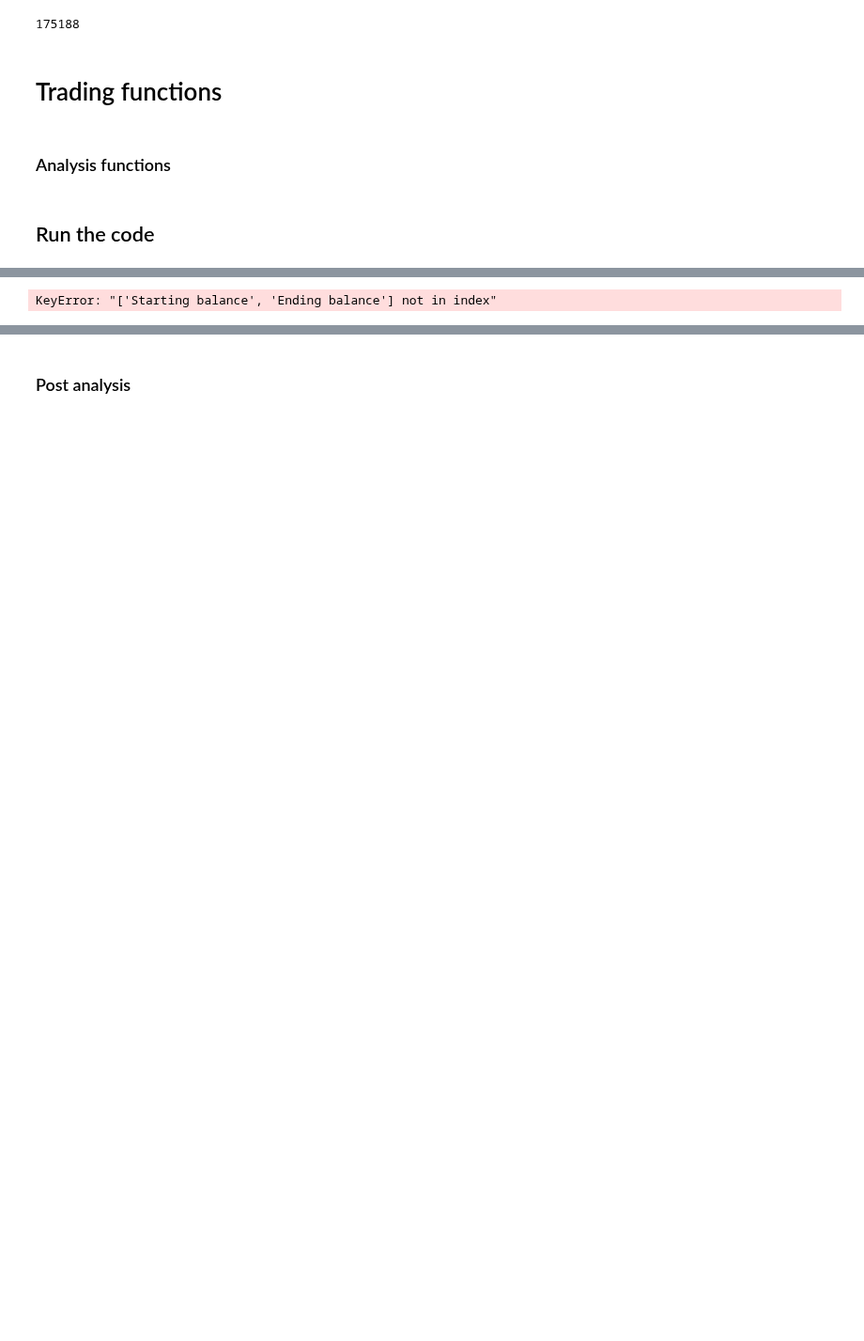
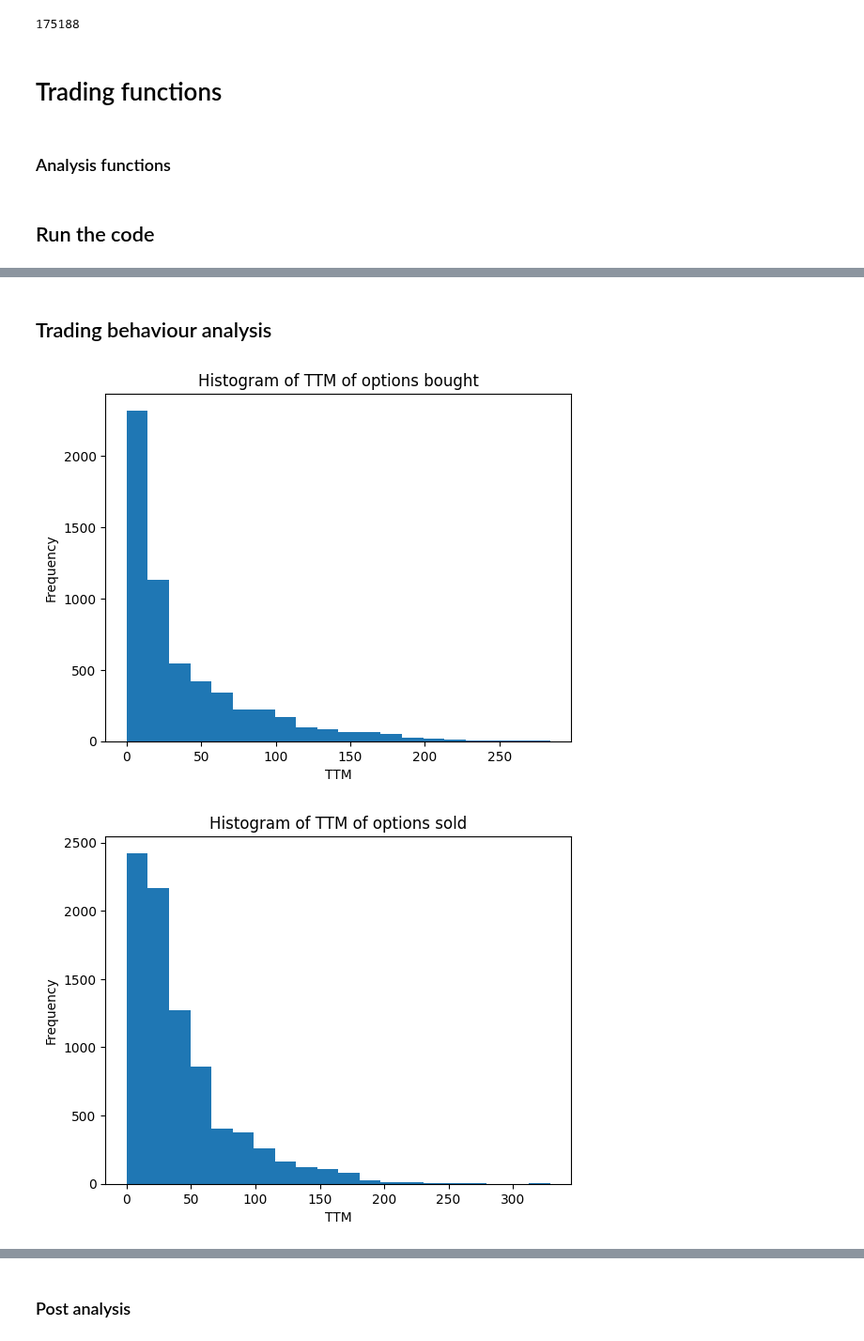
Before and after one commit to erlend-rygg/deep-learning-for-option-pricing, a Jupyter notebook: results_analysis/backtesting/backtesting_v14 - stop loss.ipynb, the cells around one changed output, grey strips where cells are left out. Shown at 94% size. Drawn from its saved outputs; the diff is of its cells as text; code cells hidden in the pictures; blank space fills up the shorter version.

Commit message:
Trading behaviour analysis and sortino

```diff
--- a/results_analysis/backtesting/backtesting_v14 - stop loss.ipynb
+++ b/results_analysis/backtesting/backtesting_v14 - stop loss.ipynb
@@ -232,9 +216,21 @@ def calculate_options_value(df):
 ### Analysis functions
 # %%
 def sharpe_ratio(df):
+    df_sharpe = df.copy()
+    # Make dataframe with 1M risk free rate
+    df_rf = df_sharpe.loc[(df_sharpe["TTM"] >= 28) & (df_sharpe["TTM"] <= 32)]  # Get the rows with TTM close to one month
+    df_rf = df_rf.groupby('Quote_date').last()["R"]
+
+    # Original dataframe
     df_group = df.groupby('Quote_date').last()
-    df_group['Excess_Returns'] = df_group['Total_value'].pct_change() - 0.02 / 252
+    df_group["Returns"] = df_group["Total_value"].pct_change()
+
+    # Excess returns
+    df_group["Excess_Returns"] = df_group["Returns"] - df_rf / 252
+
+    # Sharpe ratio
     sharpe_ratio = np.sqrt(252) * (df_group["Excess_Returns"].mean() / df_group["Excess_Returns"].std())
+
     return sharpe_ratio
 # %%
 def sharpe_ratio_monthly(df):
@@ -252,6 +248,19 @@ def sharpe_ratio_monthly(df):
     sharpe_ratio = np.sqrt(12) * (df_sharpe["Excess_Returns"].mean() / df_sharpe["Excess_Returns"].std())
 
     return sharpe_ratio
+# %%
+def sortino_ratio(df):
+    df_sharpe = df.copy()
+    # Make dataframe with 1M risk free rate
+
+    df_rf = df_sharpe.loc[(df_sharpe["TTM"] >= 28) & (df_sharpe["TTM"] <= 32)]  # Get the rows with TTM close to one month
+    df_rf = df_rf.groupby('Quote_date').last()["R"]
+
+    df_group = df.groupby('Quote_date').last()
+    df_group['Excess_Returns'] = df_group['Total_value'].pct_change() - df_rf / 252
+
+    sortino_ratio = np.sqrt(252) * (df_group["Excess_Returns"].mean() / df_group.loc[df_group["Excess_Returns"] < 0, "Excess_Returns"].std())
+    return sortino_ratio
 # %%
 def capm_alpha(df_capm):
     # Find alpha in the CAPM model using linear regression and grouping df by Quote_date, then taking the alpha of Total_value compared to Underlying_last which is the S&P500
@@ -545,21 +461,24 @@ Year & Starting & Ending & Profit & Sharpe & alpha & Return & MDD \\
 \bottomrule
 \end{tabular}
-# %%
-# Turn year, starting balance and ending balance, profit into integers
-results[["Year", "Starting balance", "Ending balance", "Profit"]] = results[["Year", "Starting balance", "Ending balance", "Profit"]].astype(int)
-#Remove profit per trad and profit per trading day
-results = results.drop(columns=["Profit per trade", "Profit per trading day"])
-# Rename the columns to  Year &  Starting &  Ending &  Profit &  Sharpe  &  alpha &  Return &  MDD \\
-results.columns = ["Year", "Starting", "Ending", "Profit", "Sharpe", "alpha", "Return", "MDD"]
-# Round to 2 decimals
-float_cols = ["Sharpe", "alpha", "Return", "MDD"]
-# Turn the columns into floats
-results[float_cols] = results[float_cols].astype(float)
-
-# Rename the columns to  Year &  Starting &  Ending &  Profit &  Sharpe  &  alpha &  Return &  MDD \\
-results.columns = ["Year", "Starting", "Ending", "Profit", "Sharpe", "alpha", "Return", "MDD"]
-
-results[float_cols] = results[float_cols].round(2)
-print(results.to_latex(index=False, float_format="%.2f"))
-# %% [output]
-KeyError: "['Starting balance', 'Ending balance'] not in index"
+# %% [markdown]
+## Trading behaviour analysis
+# %%
+df_year_bought = total_dataframe_for_analysis[total_dataframe_for_analysis['Position_this_opt'] > 0]
+df_year_sold = total_dataframe_for_analysis[total_dataframe_for_analysis['Position_this_opt'] < 0]
+
+# Plot a histogram of the TTM of the options bought
+plt.hist(df_year_bought['TTM'], bins=20)
+plt.title('Histogram of TTM of options bought')
+plt.xlabel('TTM')
+plt.ylabel('Frequency')
+plt.show()
+
+# Plot a histogram of the TTM of the options sold
+plt.hist(df_year_sold['TTM'], bins=20)
+plt.title('Histogram of TTM of options sold')
+plt.xlabel('TTM')
+plt.ylabel('Frequency')
+plt.show()
+# %% [output]
+[figure, added]
+[figure, added]
```
Also changed, not shown: parts of 14 cells of this notebook.
